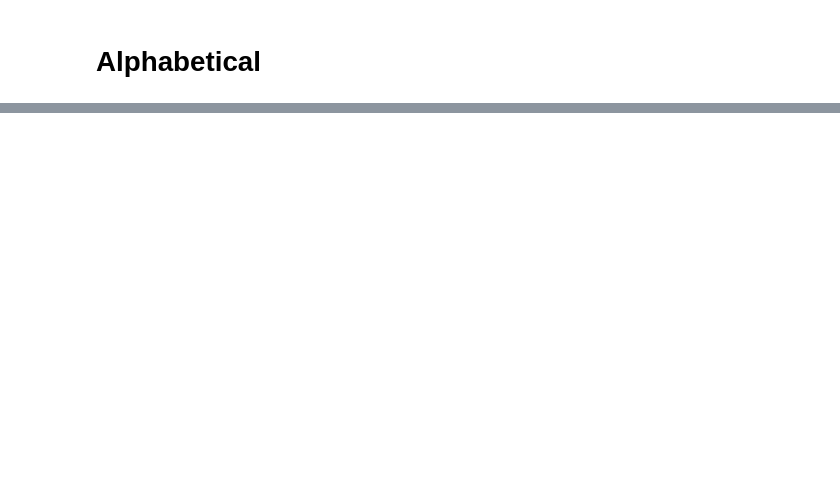
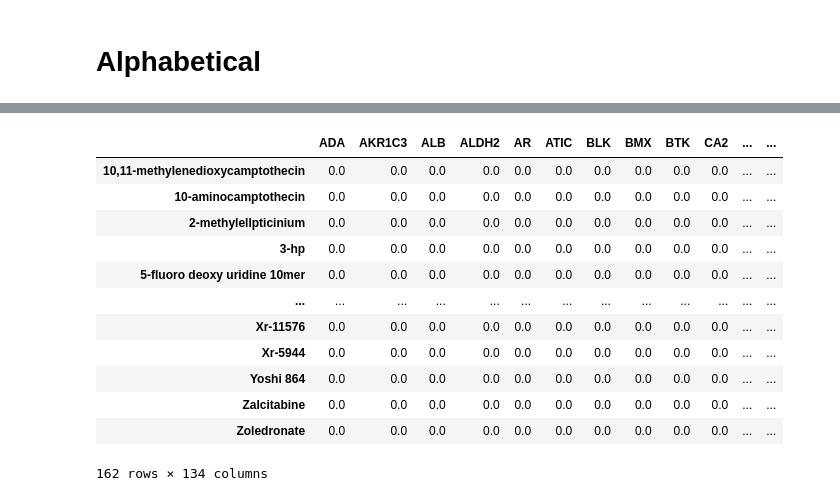
Before and after one commit to cannin/drGAT, a Jupyter notebook: Figs/Fig2.ipynb, the cells around one changed output, grey strips where cells are left out. Drawn from its saved outputs; the diff is of its cells as text; code cells hidden in the pictures; blank space fills up the shorter version.

```diff
--- a/Figs/Fig2.ipynb
+++ b/Figs/Fig2.ipynb
@@ -440,0 +133,15 @@ plt.show()
+# %%
+bubble_data = df.groupby(['drug', 'gene'])['num'].sum().reset_index()
+bubble_data.gene = bubble_data.gene.replace('adenosine deaminase', 'ADA')
+bubble_data = bubble_data.sort_values('gene')
+bubble_data.drug = bubble_data.drug.str.capitalize()
+bubble_data.drug = bubble_data.drug \
+    .str.replace('2-n-methyl-6-thiaellipticinum iodide', 'NSC638066') \
+    .str.replace('7-ethyl-10-hydroxycamptothecin', 'NSC673596') \
+    .str.replace('6-mercaptopurine', 'Mercaptopurine') \
+    .str.replace('6-thioguanine', 'Thioguanine') \
+    .str.replace('8-chloro-adenosine', 'NSC354258') \
+    .str.replace('Benzaldehyde (ben)', 'Benzaldehyde')
+bubble_data['existance'] = [1]*bubble_data.shape[0]
+bubble_data = bubble_data.drop_duplicates()
+bubble_data
@@ -440,0 +162,22 @@ plt.show()
+# %%
+pivot_table_data = bubble_data.pivot_table(values='num', index='drug', columns='gene', aggfunc='sum').fillna(0)
+pivot_table_data.index = list(pivot_table_data.index)
+pivot_table_data.columns = list(pivot_table_data.columns)
+pivot_table_data = pivot_table_data.loc[bubble_data['drug'].unique()]
+pivot_table_data = pivot_table_data.sort_index()
+pivot_table_data = pivot_table_data.groupby(pivot_table_data.index).mean()
+pivot_table_data
+# %% [output]
+|  | ADA | AKR1C3 | ALB | ALDH2 | AR | ATIC | BLK | BMX | BTK | CA2 | ... | ... |
+| 10,11-methylenedioxycamptothecin | 0.0 | 0.0 | 0.0 | 0.0 | 0.0 | 0.0 | 0.0 | 0.0 | 0.0 | 0.0 | ... | ... |
+| 10-aminocamptothecin | 0.0 | 0.0 | 0.0 | 0.0 | 0.0 | 0.0 | 0.0 | 0.0 | 0.0 | 0.0 | ... | ... |
+| 2-methylellpticinium | 0.0 | 0.0 | 0.0 | 0.0 | 0.0 | 0.0 | 0.0 | 0.0 | 0.0 | 0.0 | ... | ... |
+| 3-hp | 0.0 | 0.0 | 0.0 | 0.0 | 0.0 | 0.0 | 0.0 | 0.0 | 0.0 | 0.0 | ... | ... |
+| 5-fluoro deoxy uridine 10mer | 0.0 | 0.0 | 0.0 | 0.0 | 0.0 | 0.0 | 0.0 | 0.0 | 0.0 | 0.0 | ... | ... |
+| ... | ... | ... | ... | ... | ... | ... | ... | ... | ... | ... | ... | ... |
+| Xr-11576 | 0.0 | 0.0 | 0.0 | 0.0 | 0.0 | 0.0 | 0.0 | 0.0 | 0.0 | 0.0 | ... | ... |
+| Xr-5944 | 0.0 | 0.0 | 0.0 | 0.0 | 0.0 | 0.0 | 0.0 | 0.0 | 0.0 | 0.0 | ... | ... |
+| Yoshi 864 | 0.0 | 0.0 | 0.0 | 0.0 | 0.0 | 0.0 | 0.0 | 0.0 | 0.0 | 0.0 | ... | ... |
+| Zalcitabine | 0.0 | 0.0 | 0.0 | 0.0 | 0.0 | 0.0 | 0.0 | 0.0 | 0.0 | 0.0 | ... | ... |
+| Zoledronate | 0.0 | 0.0 | 0.0 | 0.0 | 0.0 | 0.0 | 0.0 | 0.0 | 0.0 | 0.0 | ... | ... |
+162 rows × 134 columns
```
Also changed, not shown: parts of 44 cells of this notebook, 2 other files.
